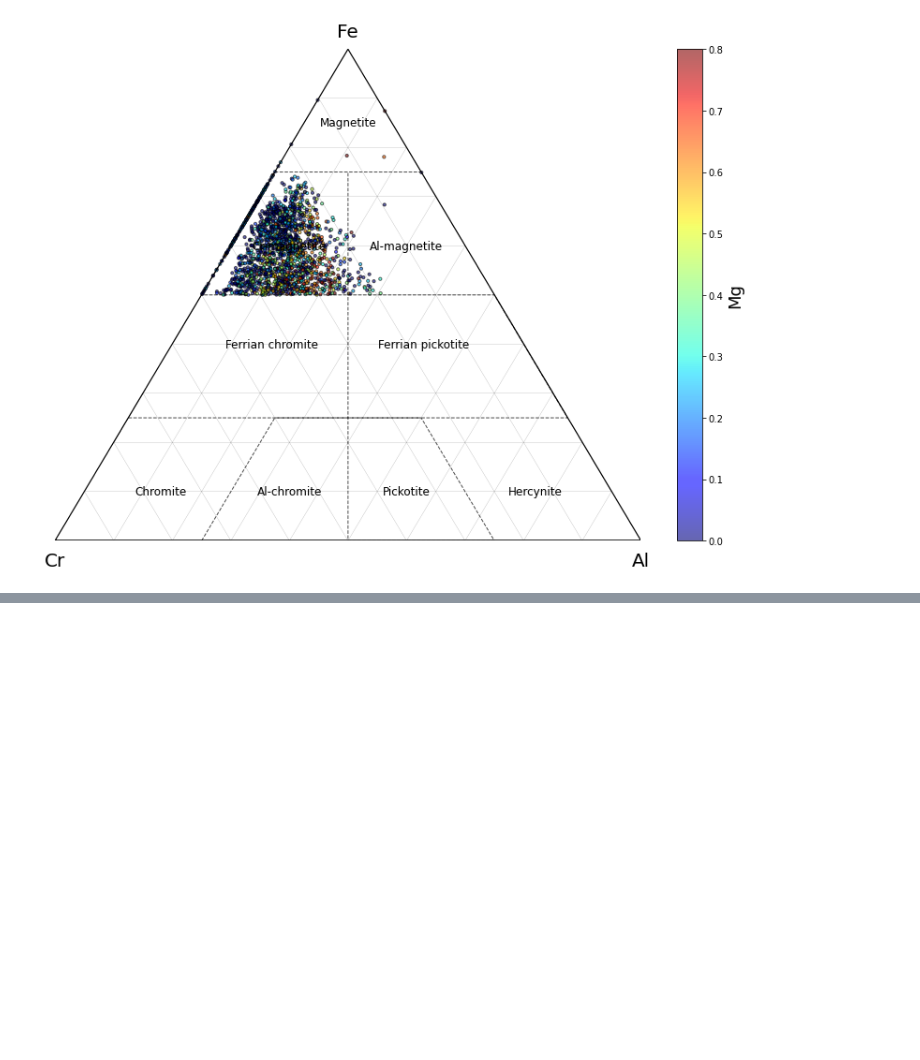
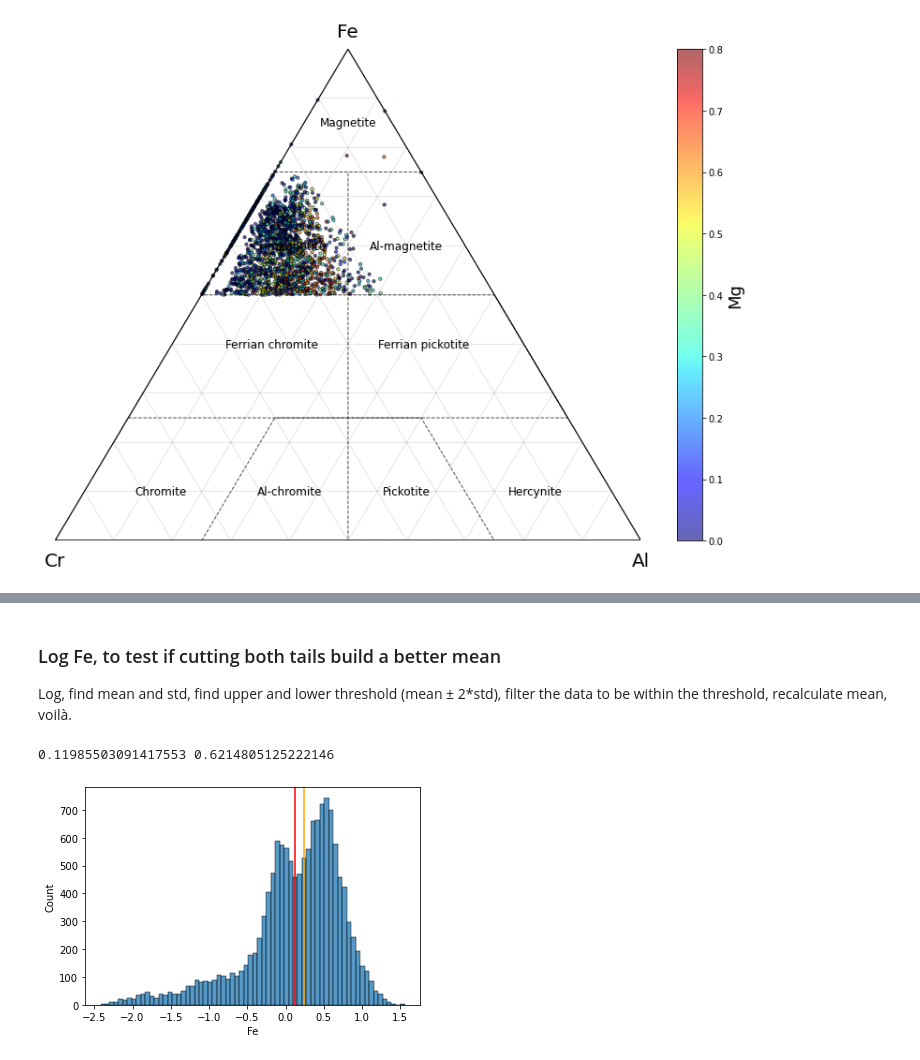
Before and after one commit to mattlamachado/Ternaryplot_Mineral_Classif, a Jupyter notebook: ternary_mineral_classif_1.2.ipynb, the cells around one changed output, grey strips where cells are left out. Saved outputs shown, nothing was run; the diff lists cells and outputs as text; code cells hidden in the pictures; blank space fills up the shorter version.

```diff
--- a/ternary_mineral_classif_1.2.ipynb
+++ b/ternary_mineral_classif_1.2.ipynb
@@ -583,0 +613,23 @@ ternary_plot(magnetites['Cr'], magnetites['Al'], magnetites['Fe'],
+# %%
+C = silicates.copy()
+C = C[C['Classification'] == 'Chlorite']
+# %%
+mask = (C.Fe != 0) & (C.Mg != 0) & (C.Si != 0) & (C.Al != 0) & (C.Ni != 0)
+C = C[mask]
+# %% [markdown]
+### Log Fe, to test if cutting both tails build a better mean
+Log, find mean and std, find upper and lower threshold (mean ± 2*std), filter the data to be within the threshold, recalculate mean, voilà.
+# %%
+Felog = np.log(C.Fe)
+
+import seaborn as sns
+
+plt.figure()
+sns.histplot(Felog)
+plt.axvline(np.mean(Felog), color = 'r')
+plt.axvline(Felog.median(), color = 'orange')
+
+print(np.mean(Felog), np.std(Felog))
+# %% [output]
+0.11985503091417553 0.6214805125222146
+[figure, added]
```
Also changed, not shown: parts of 10 cells of this notebook.
